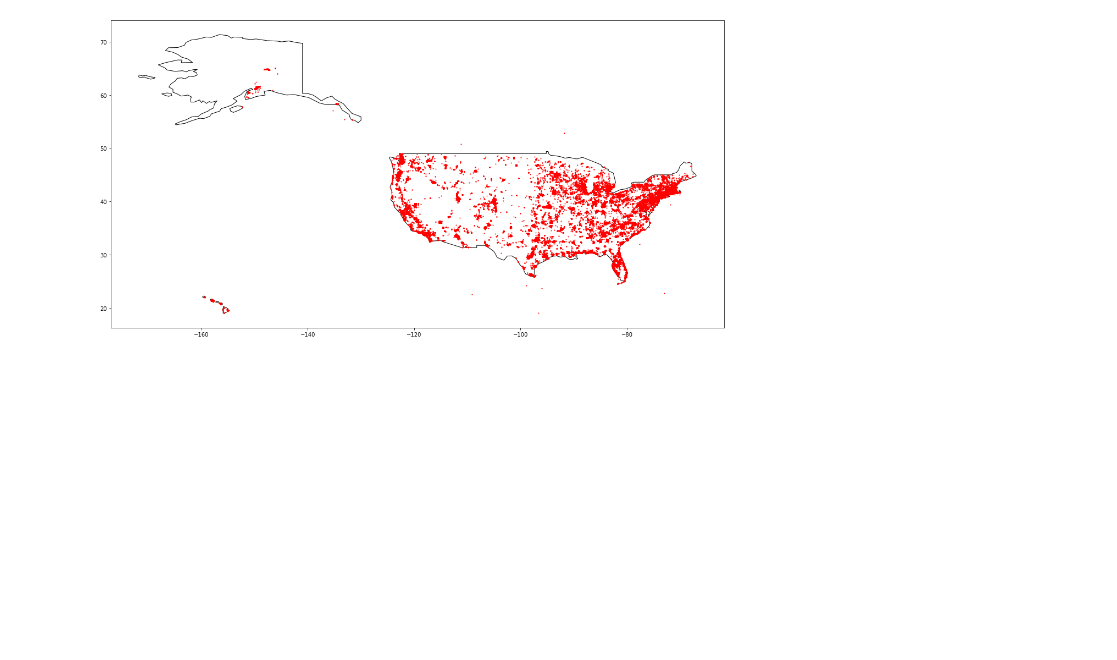
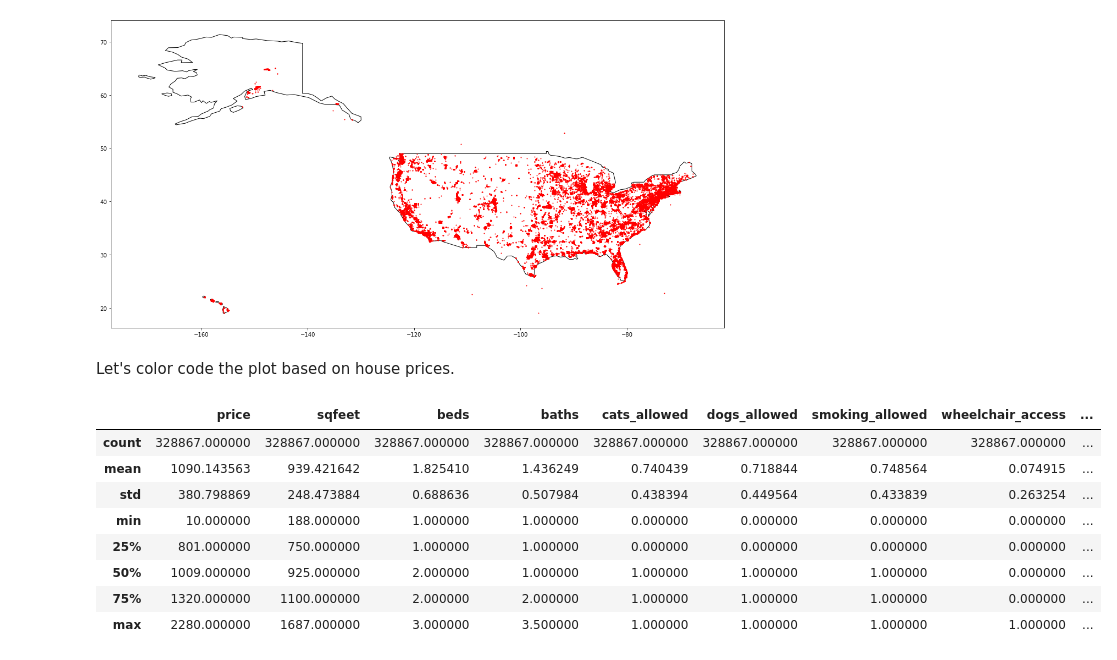
Before and after one commit to moferg/usa-housing-analysis, a Jupyter notebook: usa_housing_analysis.ipynb, the cells around one changed output. Drawn from its saved outputs; the diff is of its cells as text; code cells hidden in the pictures; blank space fills up the shorter version.

```diff
--- a/usa_housing_analysis.ipynb
+++ b/usa_housing_analysis.ipynb
@@ -1052,3 +1052,17 @@ df_geo_inside_usa.plot(ax=ax, color='red', markersize=1)
 plt.show()
 # %% [output]
 [figure]
+# %% [markdown]
+Let's color code the plot based on house prices.
+# %%
+df_geo_inside_usa.describe()
+# %% [output]
+|  | price | sqfeet | beds | baths | cats_allowed | dogs_allowed | smoking_allowed | wheelchair_access | ... |
+| count | 328867.000000 | 328867.000000 | 328867.000000 | 328867.000000 | 328867.000000 | 328867.000000 | 328867.000000 | 328867.000000 | ... |
+| mean | 1090.143563 | 939.421642 | 1.825410 | 1.436249 | 0.740439 | 0.718844 | 0.748564 | 0.074915 | ... |
+| std | 380.798869 | 248.473884 | 0.688636 | 0.507984 | 0.438394 | 0.449564 | 0.433839 | 0.263254 | ... |
+| min | 10.000000 | 188.000000 | 1.000000 | 1.000000 | 0.000000 | 0.000000 | 0.000000 | 0.000000 | ... |
+| 25% | 801.000000 | 750.000000 | 1.000000 | 1.000000 | 0.000000 | 0.000000 | 0.000000 | 0.000000 | ... |
+| 50% | 1009.000000 | 925.000000 | 2.000000 | 1.000000 | 1.000000 | 1.000000 | 1.000000 | 0.000000 | ... |
+| 75% | 1320.000000 | 1100.000000 | 2.000000 | 2.000000 | 1.000000 | 1.000000 | 1.000000 | 0.000000 | ... |
+| max | 2280.000000 | 1687.000000 | 3.000000 | 3.500000 | 1.000000 | 1.000000 | 1.000000 | 1.000000 | ... |
```
Also changed, not shown: parts of 4 cells of this notebook.
